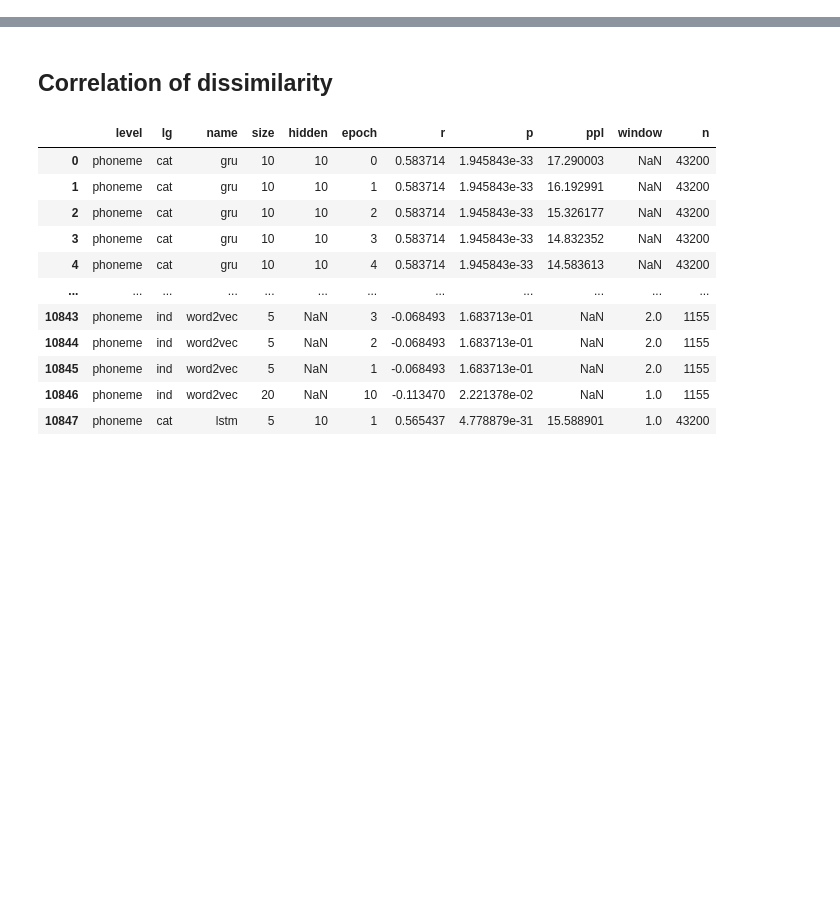
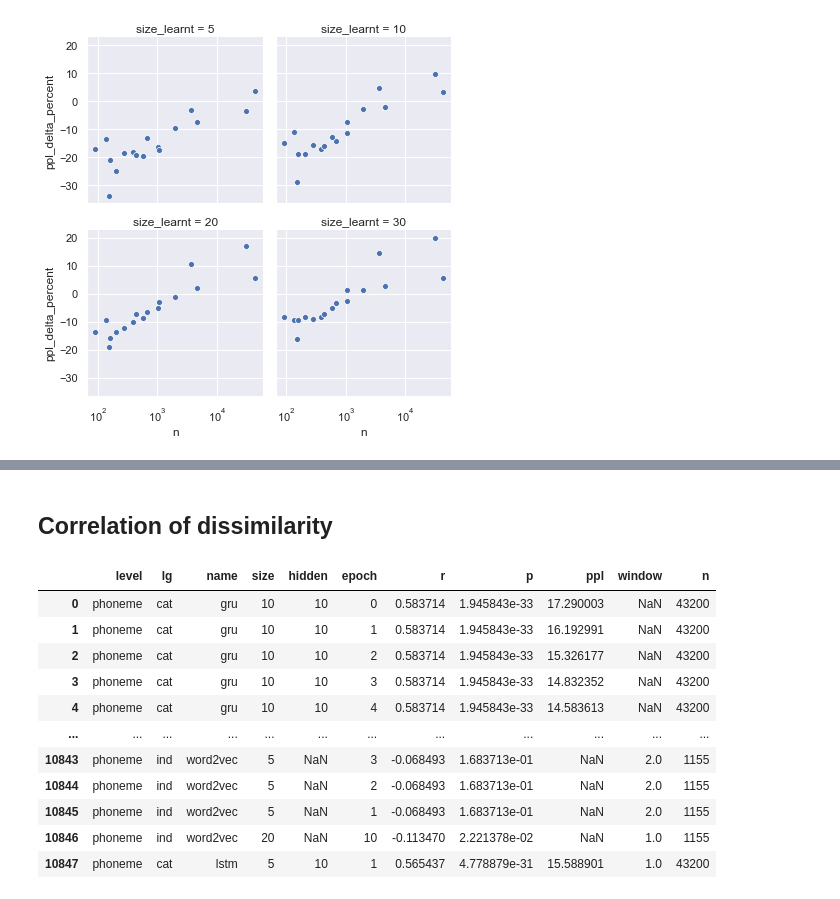
Before and after one commit to geoffbacon/phonological-features, a Jupyter notebook: src/Phonological-features.ipynb, the cells around one changed output, grey strips where cells are left out. Saved outputs shown, nothing was run; the diff lists cells and outputs as text; code cells hidden in the pictures; blank space fills up the shorter version.

```diff
--- a/src/Phonological-features.ipynb
+++ b/src/Phonological-features.ipynb
@@ -123,0 +107,23 @@ grid = sns.scatterplot(data=stats_by_epoch, x=stats_by_epoch.index, y="t");
+# %%
+# Explore the above relationship in subsets
+def relationship_between_performance_delta_and_hyperparams_subset(
+    sizes, hiddens, names, by
+):
+    # Restrict analysis to certain models
+    size_restriction = merged["size_learnt"].isin(sizes)
+    hidden_restriction = merged["hidden"].isin(hiddens)
+    model_restriction = merged["name"].isin(names)
+    subset = merged[size_restriction & hidden_restriction & model_restriction]
+    performance_delta_by_lg = (
+        subset.groupby(["lg", by])[["ppl_delta_percent", "n"]].mean().reset_index()
+    )
+    grid = sns.FacetGrid(data=performance_delta_by_lg, col=by, col_wrap=2)
+    grid = grid.map(sns.scatterplot, "n", "ppl_delta_percent")
+    grid.set(xscale="log")
+    return grid
+# %%
+relationship_between_performance_delta_and_hyperparams_subset(
+    [5, 10, 20, 30], [10, 20, 30, 50], ["rnn", "lstm", "gru"], "size_learnt"
+);
+# %% [output]
+[figure, added]
```
Also changed, not shown: parts of 19 cells of this notebook.
